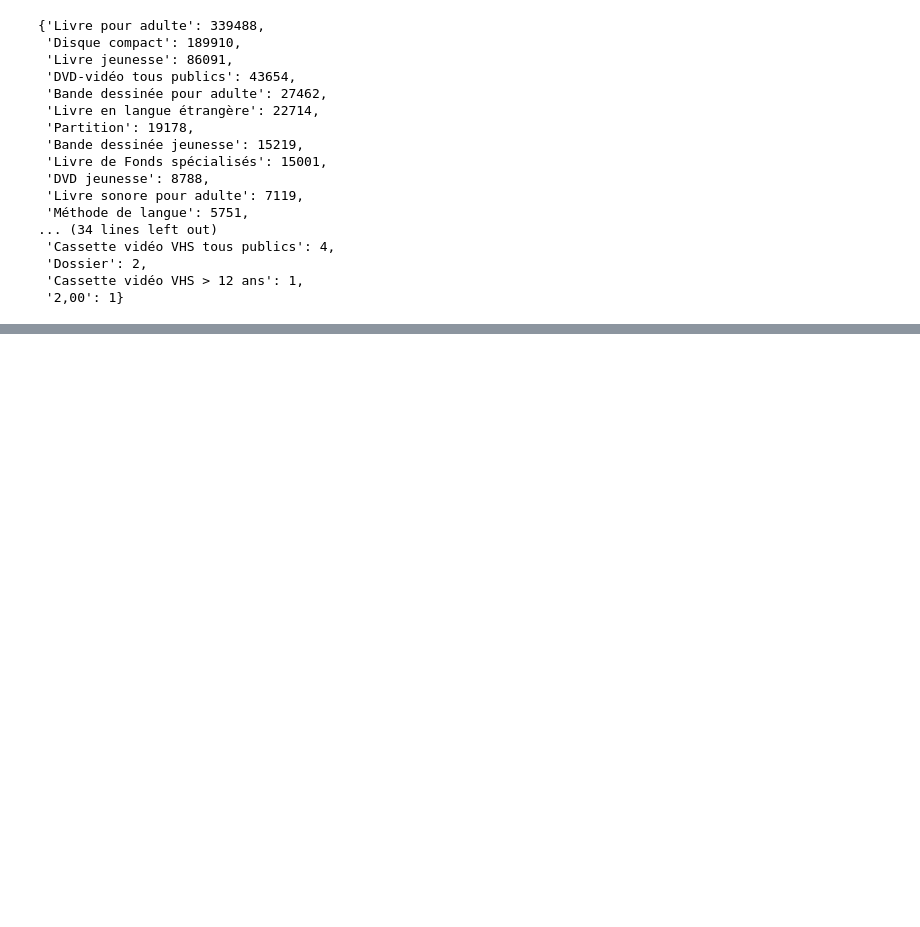
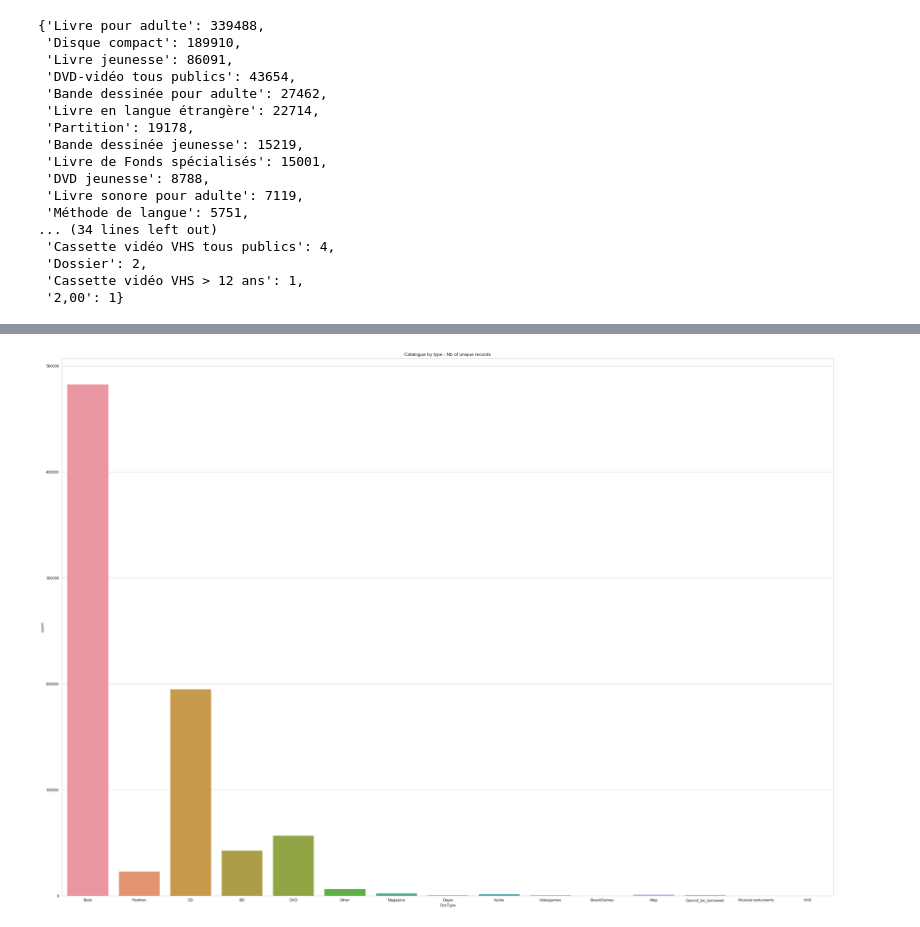
Before and after one commit to srosamont/Projects_Ironhack, a Jupyter notebook: Book_loan/Book_Loan_Cleaning.ipynb, the cells around one changed output, grey strips where cells are left out. Saved outputs shown, nothing was run; the diff lists cells and outputs as text; code cells hidden in the pictures; blank space fills up the shorter version.

```diff
--- a/Book_loan/Book_Loan_Cleaning.ipynb
+++ b/Book_loan/Book_Loan_Cleaning.ipynb
@@ -357,0 +393,7 @@ dataBook.iloc[:,38:97]=dataBook.iloc[:,38:97].fillna(0)
+# %%
+fig, ax = plt.subplots(figsize=(35,25))
+sns.countplot(dataBook['DocType'])
+plt.title('Catalogue by type - Nb of unique records')
+plt.show()
+# %% [output]
+[figure, added]
```
Also changed, not shown: parts of 32 cells of this notebook.
